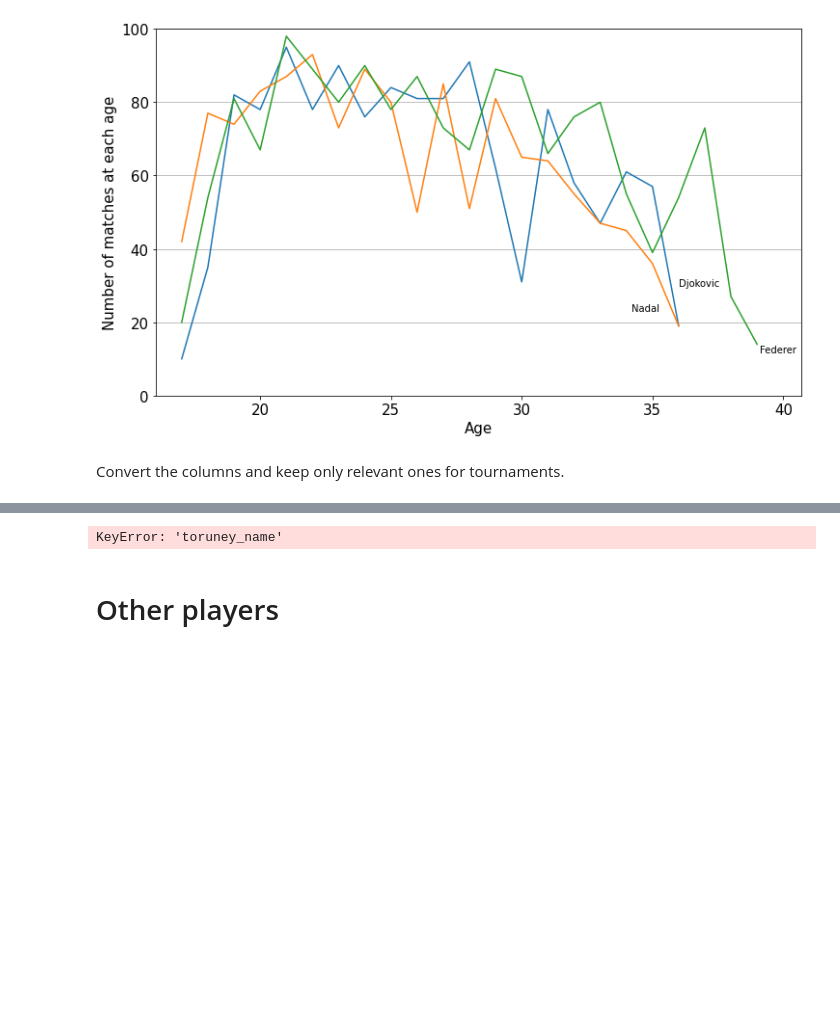
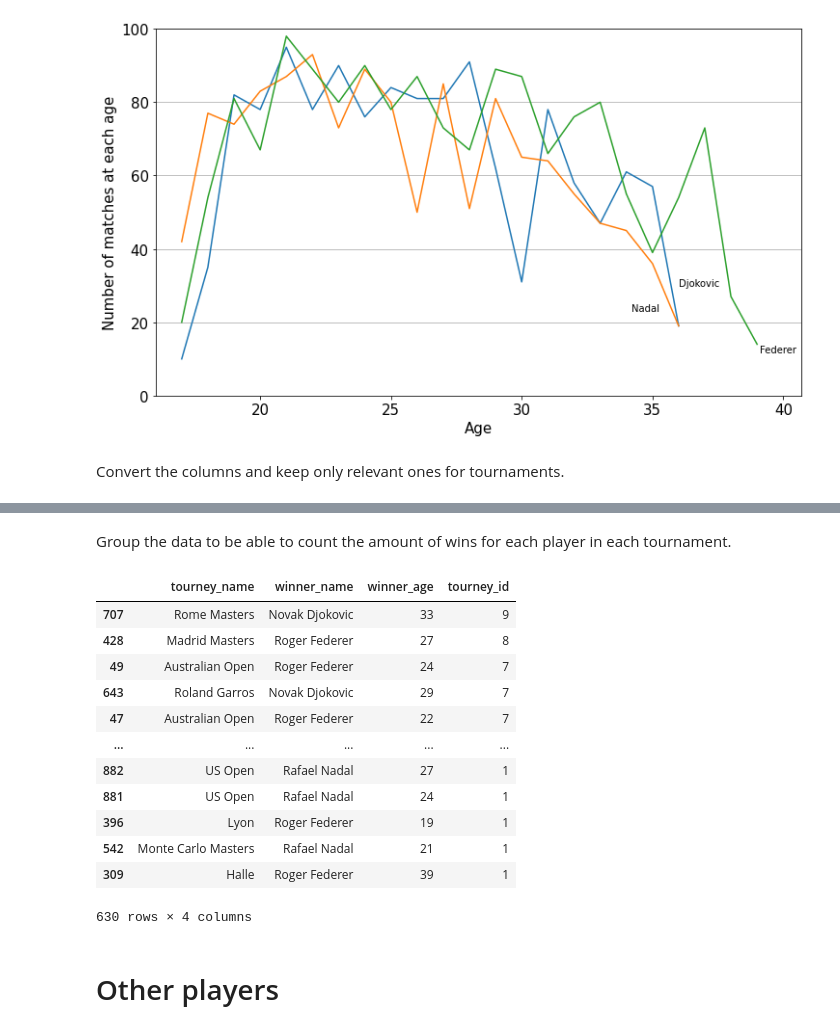
Before and after one commit to harryclem/TennisTop3, a Jupyter notebook: Top 3 tennis figures.ipynb, the cells around one changed output, grey strips where cells are left out. Saved outputs shown, nothing was run; the diff lists cells and outputs as text; code cells hidden in the pictures; blank space fills up the shorter version.

```diff
--- a/Top 3 tennis figures.ipynb
+++ b/Top 3 tennis figures.ipynb
@@ -227,9 +231,28 @@ big_3_tournies = tourney_identities[big_3_vector]
 # %%
 no_davis = big_3_tournies[big_3_tournies['tourney_name'].str.contains("Davis Cup") == False]
-# %%
-no_davis.groupby(["tourney_name"]).count().sort_values("tourney_values", axis)
-# %% [output]
-KeyError: 'toruney_name'
+# %% [markdown]
+Group the data to be able to count the amount of wins for each player in each tournament.
+# %%
+grouped_data = no_davis.groupby(["tourney_name", "winner_name", "winner_age"])["tourney_id"].count().reset_index()
+# %%
+grouped_winning_data = (grouped_data[grouped_data["winner_name"].isin(["Roger Federer", "Novak Djokovic", "Rafael Nadal"])]
+ .sort_values("tourney_id", ascending = False))
+# %%
+grouped_winning_data
+# %% [output]
+|  | tourney_name | winner_name | winner_age | tourney_id |
+| 707 | Rome Masters | Novak Djokovic | 33 | 9 |
+| 428 | Madrid Masters | Roger Federer | 27 | 8 |
+| 49 | Australian Open | Roger Federer | 24 | 7 |
+| 643 | Roland Garros | Novak Djokovic | 29 | 7 |
+| 47 | Australian Open | Roger Federer | 22 | 7 |
+| ... | ... | ... | ... | ... |
+| 882 | US Open | Rafael Nadal | 27 | 1 |
+| 881 | US Open | Rafael Nadal | 24 | 1 |
+| 396 | Lyon | Roger Federer | 19 | 1 |
+| 542 | Monte Carlo Masters | Rafael Nadal | 21 | 1 |
+| 309 | Halle | Roger Federer | 39 | 1 |
+630 rows × 4 columns
 # %% [markdown]
 # Other players
 # %%
```
Also changed, not shown: parts of 2 cells of this notebook.
